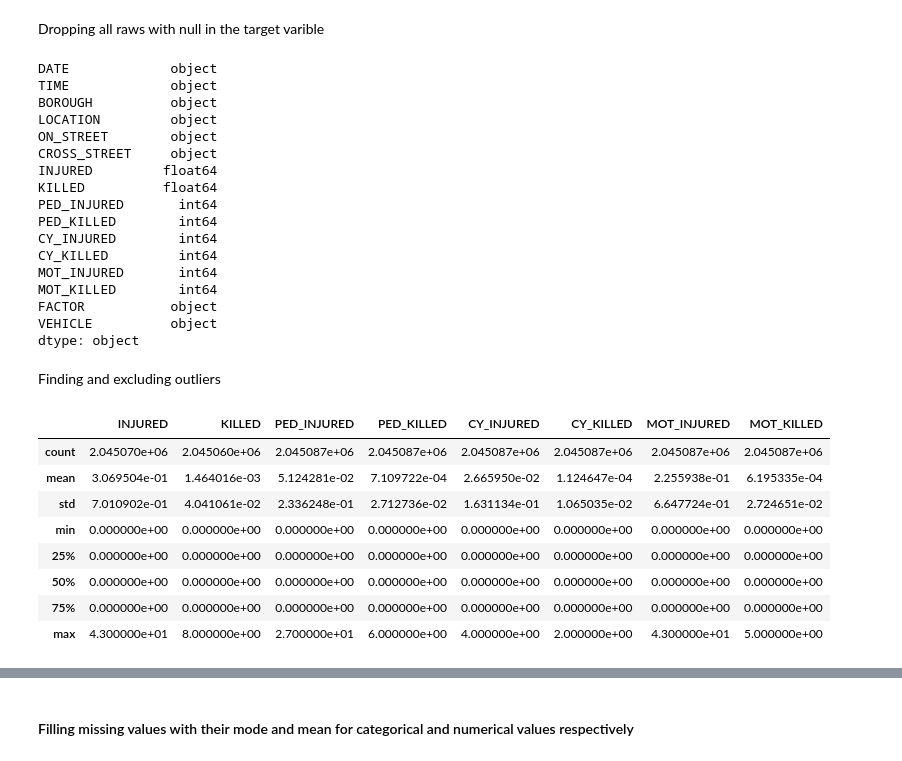
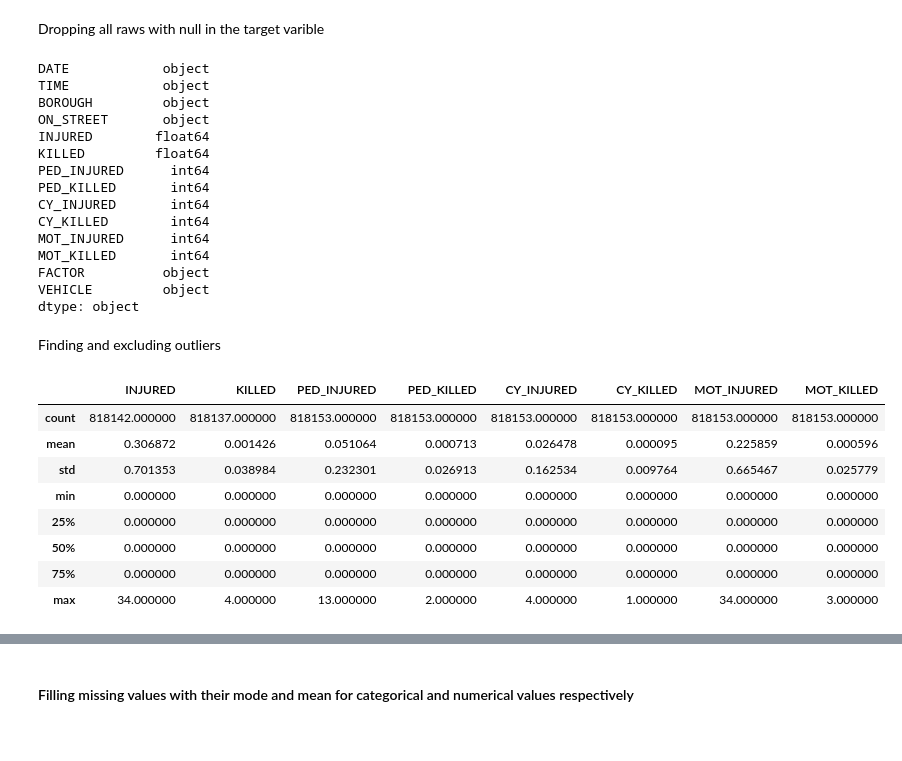
Before and after one commit to crzjothda/machlearning-ca1, a Jupyter notebook: CA1.ipynb, the cells around one changed output, grey strips where cells are left out. Drawn from its saved outputs; the diff is of its cells as text; code cells hidden in the pictures.

```diff
--- a/CA1.ipynb
+++ b/CA1.ipynb
@@ -57,6 +76,6 @@ Dropping columns that have more than 30% null values
 # %% [markdown]
 ### Handling missing values and irrelevant data
 # %%
-threshold = len(df) * 0.3
-df.dropna(thresh=threshold, axis=1, inplace=True)
+threshold = len(df) * 0.25
+df_sample.dropna(thresh=threshold, axis=1, inplace=True)
 # %%
@@ -82,11 +104,11 @@ dtype: int64
 # %% [markdown]
 Deleting logical irrelevant columns
 # %%
-df.drop(['VEHICLE TYPE CODE 2', 'ZIP CODE', 'LATITUDE', 'LONGITUDE'], axis=1, inplace=True)
+df_sample.drop(['VEHICLE TYPE CODE 2', 'ZIP CODE', 'LATITUDE', 'LONGITUDE', 'LOCATION'], axis=1, inplace=True)
 # %% [markdown]
 Simplifying feature names
 # %%
-df.rename(columns={
+df_sample.rename(columns={
     'CRASH DATE': 'DATE',
     'CRASH TIME': 'TIME',
     'LATITUDE': 'LAT',
@@ -110,39 +132,37 @@ df.rename(columns={
 # %% [markdown]
 Dropping all raws with null in the target varible
 # %%
-df.dropna(subset=['VEHICLE'], inplace=True)
+df_sample.dropna(subset=['VEHICLE'], inplace=True)
 
-df.dtypes
+df_sample.dtypes
 # %% [output]
-DATE             object
-TIME             object
-BOROUGH          object
-LOCATION         object
-ON_STREET        object
-CROSS_STREET     object
-INJURED         float64
-KILLED          float64
-PED_INJURED       int64
-PED_KILLED        int64
-CY_INJURED        int64
-CY_KILLED         int64
-MOT_INJURED       int64
-MOT_KILLED        int64
-FACTOR           object
-VEHICLE          object
+DATE            object
+TIME            object
+BOROUGH         object
+ON_STREET       object
+INJURED        float64
+KILLED         float64
+PED_INJURED      int64
+PED_KILLED       int64
+CY_INJURED       int64
+CY_KILLED        int64
+MOT_INJURED      int64
+MOT_KILLED       int64
+FACTOR          object
+VEHICLE         object
 dtype: object
 # %% [markdown]
 Finding and excluding outliers
 # %%
-df.describe()
+df_sample.describe()
 # %% [output]
 |  | INJURED | KILLED | PED_INJURED | PED_KILLED | CY_INJURED | CY_KILLED | MOT_INJURED | MOT_KILLED |
-| count | 2.045070e+06 | 2.045060e+06 | 2.045087e+06 | 2.045087e+06 | 2.045087e+06 | 2.045087e+06 | 2.045087e+06 | 2.045087e+06 |
-| mean | 3.069504e-01 | 1.464016e-03 | 5.124281e-02 | 7.109722e-04 | 2.665950e-02 | 1.124647e-04 | 2.255938e-01 | 6.195335e-04 |
-| std | 7.010902e-01 | 4.041061e-02 | 2.336248e-01 | 2.712736e-02 | 1.631134e-01 | 1.065035e-02 | 6.647724e-01 | 2.724651e-02 |
-| min | 0.000000e+00 | 0.000000e+00 | 0.000000e+00 | 0.000000e+00 | 0.000000e+00 | 0.000000e+00 | 0.000000e+00 | 0.000000e+00 |
-| 25% | 0.000000e+00 | 0.000000e+00 | 0.000000e+00 | 0.000000e+00 | 0.000000e+00 | 0.000000e+00 | 0.000000e+00 | 0.000000e+00 |
-| 50% | 0.000000e+00 | 0.000000e+00 | 0.000000e+00 | 0.000000e+00 | 0.000000e+00 | 0.000000e+00 | 0.000000e+00 | 0.000000e+00 |
-| 75% | 0.000000e+00 | 0.000000e+00 | 0.000000e+00 | 0.000000e+00 | 0.000000e+00 | 0.000000e+00 | 0.000000e+00 | 0.000000e+00 |
-| max | 4.300000e+01 | 8.000000e+00 | 2.700000e+01 | 6.000000e+00 | 4.000000e+00 | 2.000000e+00 | 4.300000e+01 | 5.000000e+00 |
+| count | 818142.000000 | 818137.000000 | 818153.000000 | 818153.000000 | 818153.000000 | 818153.000000 | 818153.000000 | 818153.000000 |
+| mean | 0.306872 | 0.001426 | 0.051064 | 0.000713 | 0.026478 | 0.000095 | 0.225859 | 0.000596 |
+| std | 0.701353 | 0.038984 | 0.232301 | 0.026913 | 0.162534 | 0.009764 | 0.665467 | 0.025779 |
+| min | 0.000000 | 0.000000 | 0.000000 | 0.000000 | 0.000000 | 0.000000 | 0.000000 | 0.000000 |
+| 25% | 0.000000 | 0.000000 | 0.000000 | 0.000000 | 0.000000 | 0.000000 | 0.000000 | 0.000000 |
+| 50% | 0.000000 | 0.000000 | 0.000000 | 0.000000 | 0.000000 | 0.000000 | 0.000000 | 0.000000 |
+| 75% | 0.000000 | 0.000000 | 0.000000 | 0.000000 | 0.000000 | 0.000000 | 0.000000 | 0.000000 |
+| max | 34.000000 | 4.000000 | 13.000000 | 2.000000 | 4.000000 | 1.000000 | 34.000000 | 3.000000 |
 # %%
```
Also changed, not shown: parts of 24 cells of this notebook, 1 other file.
